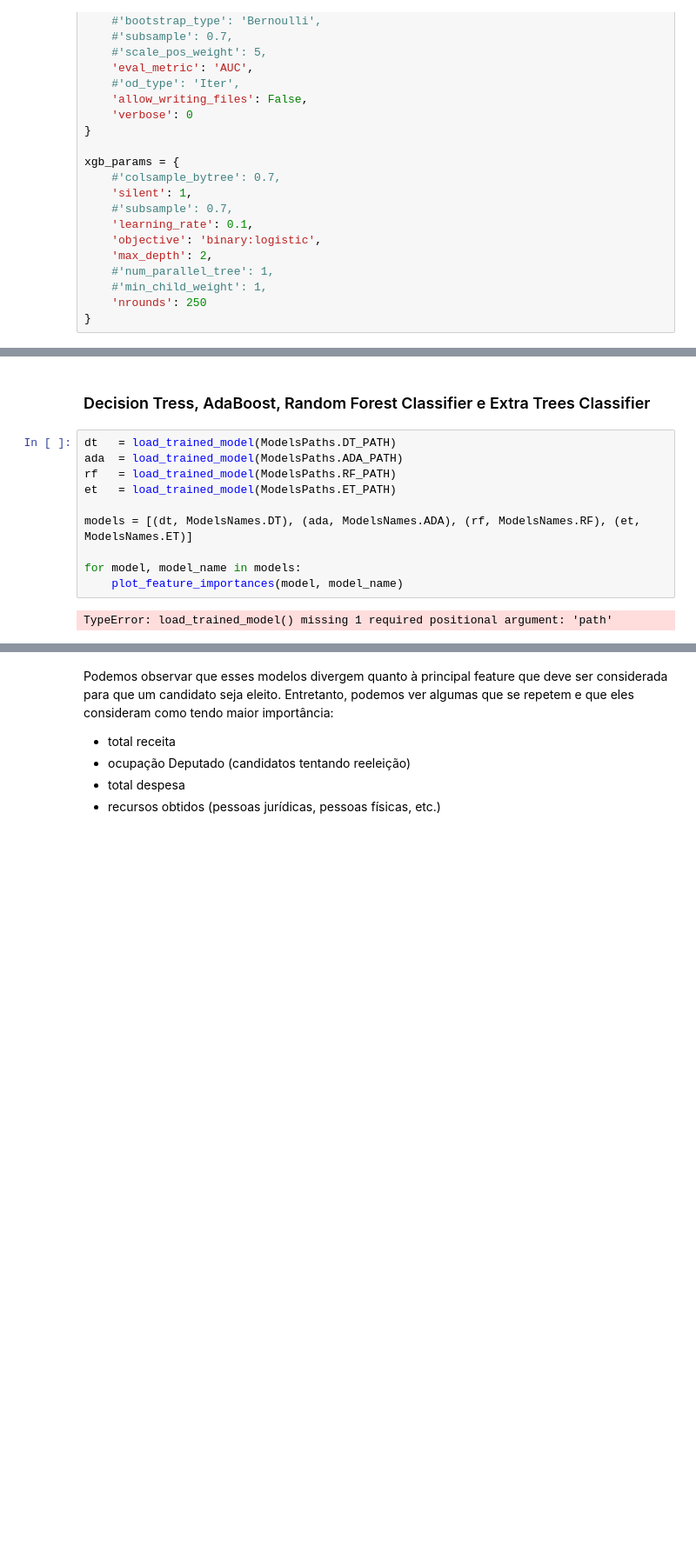
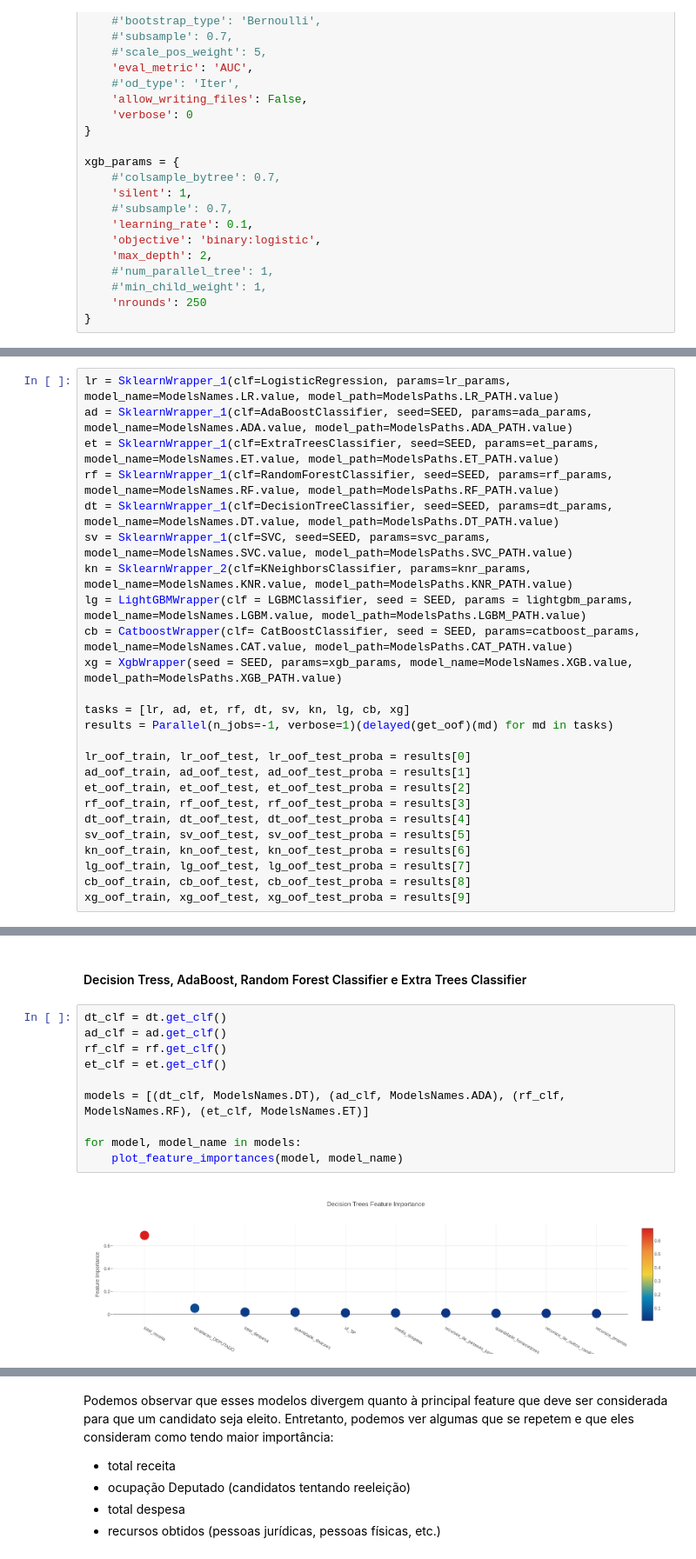
Before and after one commit to guilhermemg/ml-mestrado, a Jupyter notebook: notebooks/assignment-4.ipynb, the cells around one changed output, grey strips where cells are left out. Shown at 87% size. Saved outputs shown, nothing was run; the diff lists cells and outputs as text; blank space fills up the shorter version.

```diff
--- a/notebooks/assignment-4.ipynb
+++ b/notebooks/assignment-4.ipynb
@@ -492,0 +542,25 @@ xgb_params = {
+# %%
+lr = SklearnWrapper_1(clf=LogisticRegression, params=lr_params, model_name=ModelsNames.LR.value, model_path=ModelsPaths.LR_PATH.value)
+ad = SklearnWrapper_1(clf=AdaBoostClassifier, seed=SEED, params=ada_params, model_name=ModelsNames.ADA.value, model_path=ModelsPaths.ADA_PATH.value)
+et = SklearnWrapper_1(clf=ExtraTreesClassifier, seed=SEED, params=et_params, model_name=ModelsNames.ET.value, model_path=ModelsPaths.ET_PATH.value)
+rf = SklearnWrapper_1(clf=RandomForestClassifier, seed=SEED, params=rf_params, model_name=ModelsNames.RF.value, model_path=ModelsPaths.RF_PATH.value)
+dt = SklearnWrapper_1(clf=DecisionTreeClassifier, seed=SEED, params=dt_params, model_name=ModelsNames.DT.value, model_path=ModelsPaths.DT_PATH.value)
+sv = SklearnWrapper_1(clf=SVC, seed=SEED, params=svc_params, model_name=ModelsNames.SVC.value, model_path=ModelsPaths.SVC_PATH.value)
+kn = SklearnWrapper_2(clf=KNeighborsClassifier, params=knr_params, model_name=ModelsNames.KNR.value, model_path=ModelsPaths.KNR_PATH.value)
+lg = LightGBMWrapper(clf = LGBMClassifier, seed = SEED, params = lightgbm_params, model_name=ModelsNames.LGBM.value, model_path=ModelsPaths.LGBM_PATH.value)
+cb = CatboostWrapper(clf= CatBoostClassifier, seed = SEED, params=catboost_params, model_name=ModelsNames.CAT.value, model_path=ModelsPaths.CAT_PATH.value)
+xg = XgbWrapper(seed = SEED, params=xgb_params, model_name=ModelsNames.XGB.value, model_path=ModelsPaths.XGB_PATH.value)
+
+tasks = [lr, ad, et, rf, dt, sv, kn, lg, cb, xg]
+results = Parallel(n_jobs=-1, verbose=1)(delayed(get_oof)(md) for md in tasks)
+
+lr_oof_train, lr_oof_test, lr_oof_test_proba = results[0]
+ad_oof_train, ad_oof_test, ad_oof_test_proba = results[1]
+et_oof_train, et_oof_test, et_oof_test_proba = results[2]
+rf_oof_train, rf_oof_test, rf_oof_test_proba = results[3]
+dt_oof_train, dt_oof_test, dt_oof_test_proba = results[4]
+sv_oof_train, sv_oof_test, sv_oof_test_proba = results[5]
+kn_oof_train, kn_oof_test, kn_oof_test_proba = results[6]
+lg_oof_train, lg_oof_test, lg_oof_test_proba = results[7]
+cb_oof_train, cb_oof_test, cb_oof_test_proba = results[8]
+xg_oof_train, xg_oof_test, xg_oof_test_proba = results[9]
@@ -494,15 +610,15 @@ xgb_params = {
 Abaixo listamos as 10 features mais importantes elencadas por diferentes modelos que usamos, após o treinamento destes. Créditos para [**arthurtok**](https://www.kaggle.com/arthurtok/introduction-to-ensembling-stacking-in-python/notebook) no Kaggle.
 # %% [markdown]
-### Decision Tress, AdaBoost, Random Forest Classifier e Extra Trees Classifier
+#### Decision Tress, AdaBoost, Random Forest Classifier e Extra Trees Classifier
 # %%
-dt   = load_trained_model(ModelsPaths.DT_PATH)
-ada  = load_trained_model(ModelsPaths.ADA_PATH)
-rf   = load_trained_model(ModelsPaths.RF_PATH)
-et   = load_trained_model(ModelsPaths.ET_PATH)
+dt_clf = dt.get_clf()
+ad_clf = ad.get_clf()
+rf_clf = rf.get_clf()
+et_clf = et.get_clf()
 
-models = [(dt, ModelsNames.DT), (ada, ModelsNames.ADA), (rf, ModelsNames.RF), (et, ModelsNames.ET)]
+models = [(dt_clf, ModelsNames.DT), (ad_clf, ModelsNames.ADA), (rf_clf, ModelsNames.RF), (et_clf, ModelsNames.ET)]
 
 for model, model_name in models:
     plot_feature_importances(model, model_name)
 # %% [output]
-TypeError: load_trained_model() missing 1 required positional argument: 'path'
+[figure, added]
```
Also changed, not shown: parts of 32 cells of this notebook, 1 other file.
